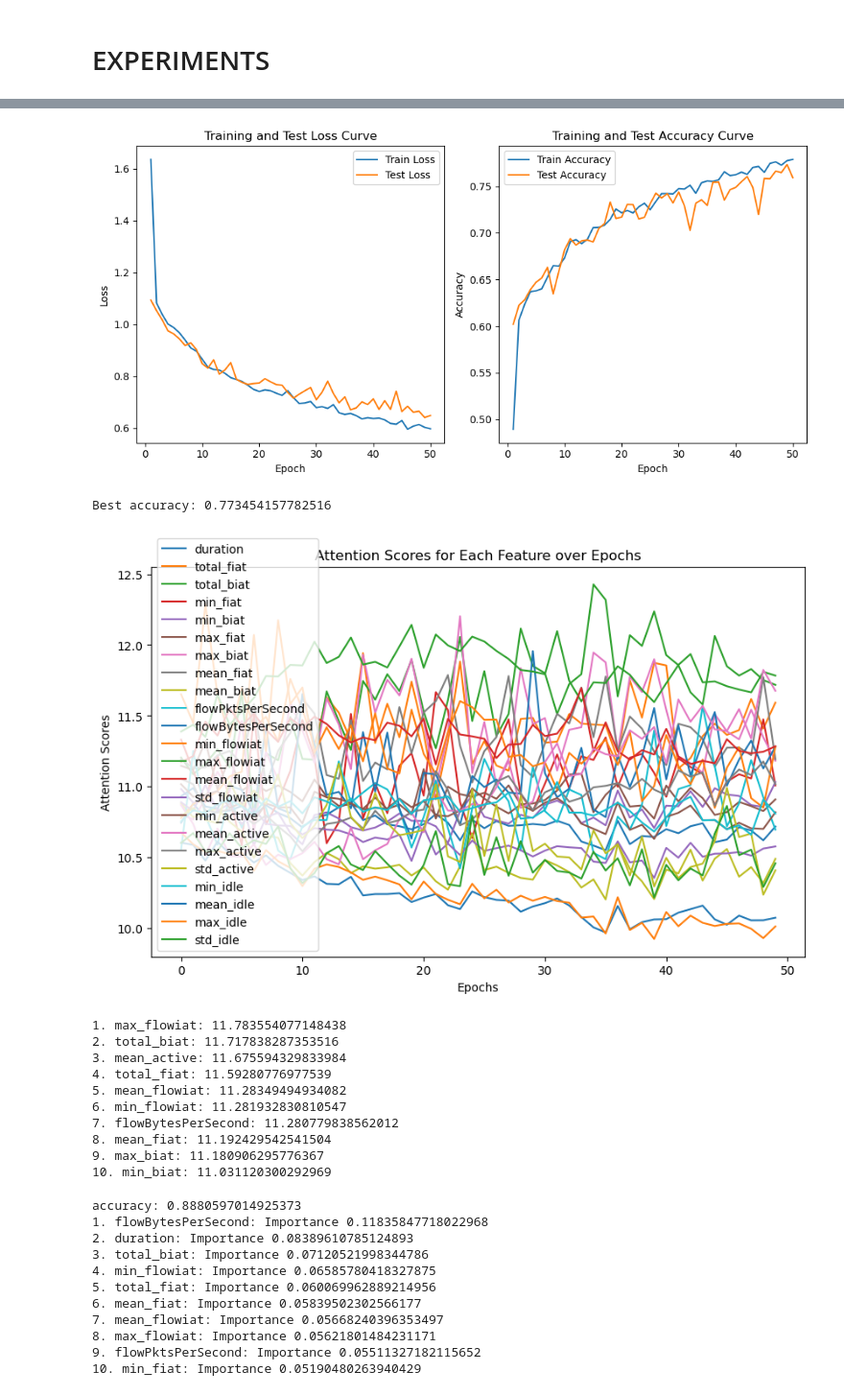
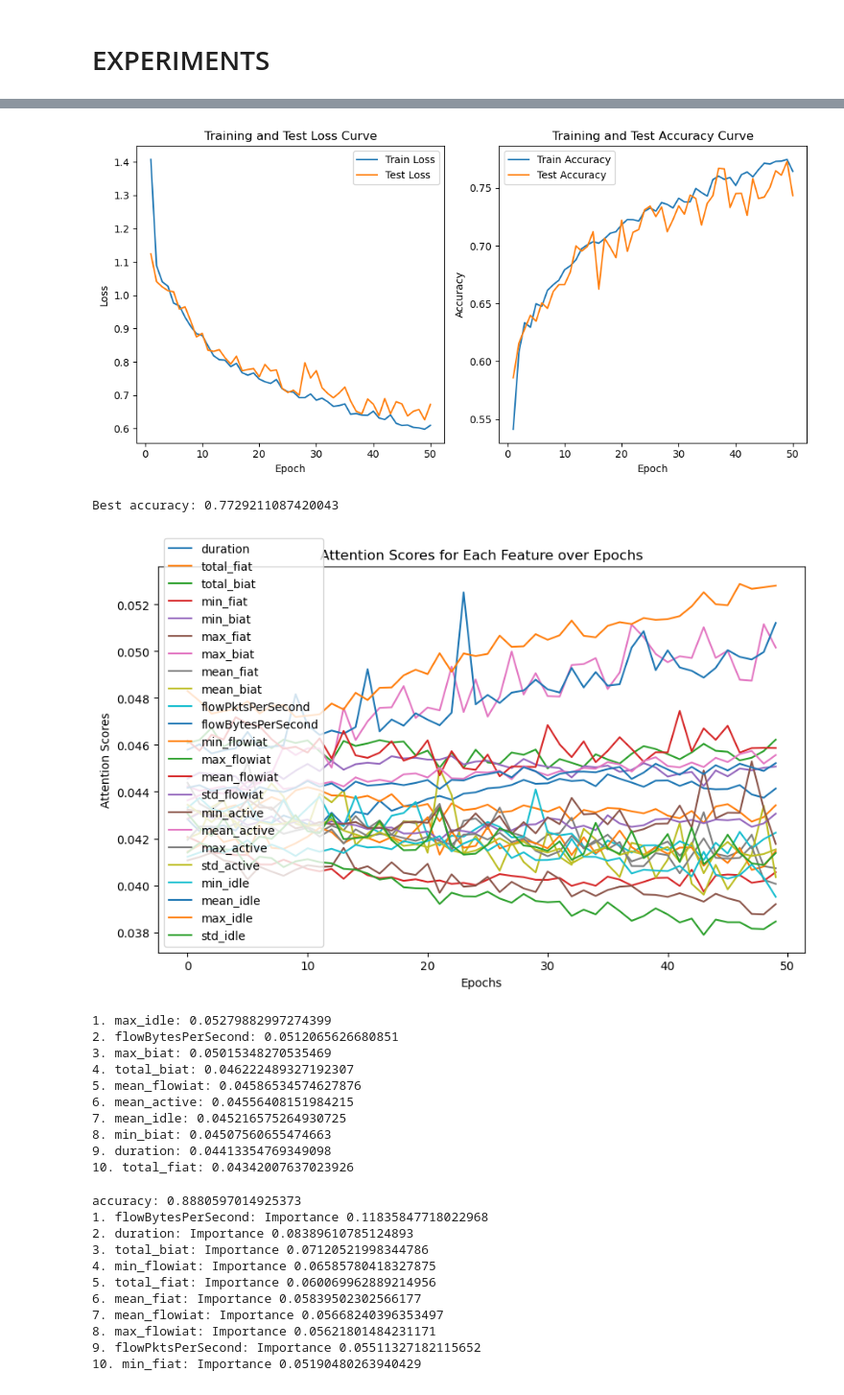
Before and after one commit to Colorado-Mesa-University-Cybersecurity/TrafficFlowForecasting, a Jupyter notebook: warins_experiments/interpretable/prototype_normalized.ipynb, the cells around one changed output, grey strips where cells are left out. Shown at 96% size. Cells and saved outputs as stored; diff of their text form; code cells hidden in the pictures.

Commit message:
changed the way I collect attention scores

```diff
--- a/warins_experiments/interpretable/prototype_normalized.ipynb
+++ b/warins_experiments/interpretable/prototype_normalized.ipynb
@@ -24,8 +24,8 @@ GPU is available and being used
 # %% [markdown]
 Using Scenario B, 15s dataset for classifcation on traffic type (7 classes)
 # %%
-df = pd.read_csv(r"C:\Users\smbm2\projects\TrafficFlowForecasting\warins_experiments\data\Scenario B\TimeBasedFeatures-Dataset-15s-AllinOne.csv") # personal
-# df = pd.read_csv(r"C:\python\research\csv_datasets\Scenario B\TimeBasedFeatures-Dataset-15s-AllinOne.csv") # for IR
+# df = pd.read_csv(r"C:\Users\smbm2\projects\TrafficFlowForecasting\warins_experiments\data\Scenario B\TimeBasedFeatures-Dataset-15s-AllinOne.csv") # personal
+df = pd.read_csv(r"C:\python\research\csv_datasets\Scenario B\TimeBasedFeatures-Dataset-15s-AllinOne.csv") # for IR
 
 df.head()
 # %% [output]
@@ -255,12 +253,12 @@ class SelfAttention(nn.Module):
         # if mask is not None:
         #     energy = energy.masked_fill(mask == 0, float("-1e20"))
 
-        attention = torch.softmax(energy / (self.embed_size ** (1/2)), dim=3) #(batch_size, head_dim, n_features, n_features)
-        # print('attention shape ', attention.shape)
+        attention = torch.softmax(energy / (self.embed_size ** (1/2)), dim=3) #(batch_size, head_dim, #query_embeddings, #key_embeddings)
 
         # Calculate simplified attention scores
-        avg_attention = attention.mean(dim=1)  # Average across heads
-        avg_attention = avg_attention.mean(dim=1)  # Average across positions
+        avg_attention = attention[:,:,-1,:] #taking only the attention of the last embedding
+        avg_attention = attention.mean(dim=0)  # Average across batches
+        avg_attention = avg_attention.mean(dim=1).squeeze(dim=0)  # Average across heads -> (#key_embeddings)
 
         out = torch.einsum("nhql,nlhd->nqhd", [attention, values]).reshape(N, query_len, self.heads*self.head_dim) #(batch_size, n_features, embed_size)
         # print('values shape', values.shape)
@@ -528,10 +526,8 @@ for t in range(epochs):
   test_accuracies.append(test_accuracy)
   print(f"Epoch {t+1}/{epochs}, Train Loss: {train_loss:.4f}, Test Loss: {test_loss:.4f}, Train Accuracy: {train_accuracy:.4f}, Test Accuracy: {test_accuracy:.4f}")
 
-  # print('attention scores', model.encoder.avg_attention)
 
-  total_attention = model.encoder.avg_attention.sum(dim=0)
-  # print('attention scores averaged across batch ', total_attention/len(train_dataloader.dataset))
+  total_attention = model.encoder.avg_attention
   all_attention_scores.append(total_attention.tolist())
   model.encoder.avg_attention = None
 
@@ -604,16 +600,16 @@ Epoch 50/50, Train Loss: 0.5973, Test Loss: 0.6486, Train Accuracy: 0.7789, Test
-[figure, old version]
+[figure, new version]
-Best accuracy: 0.773454157782516
+Best accuracy: 0.7729211087420043
-[figure, old version]
+[figure, new version]
-1. max_flowiat: 11.783554077148438
-2. total_biat: 11.717838287353516
-3. mean_active: 11.675594329833984
-4. total_fiat: 11.59280776977539
-5. mean_flowiat: 11.28349494934082
-6. min_flowiat: 11.281932830810547
-7. flowBytesPerSecond: 11.280779838562012
-8. mean_fiat: 11.192429542541504
-9. max_biat: 11.180906295776367
-10. min_biat: 11.031120300292969
+1. max_idle: 0.05279882997274399
+2. flowBytesPerSecond: 0.0512065626680851
+3. max_biat: 0.05015348270535469
+4. total_biat: 0.046222489327192307
+5. mean_flowiat: 0.04586534574627876
+6. mean_active: 0.04556408151984215
+7. mean_idle: 0.045216575264930725
+8. min_biat: 0.04507560655474663
+9. duration: 0.04413354769349098
+10. total_fiat: 0.04342007637023926
 # %%
 #comparing with the feature importance ranking of sklearn's random forest
 
```
Also changed, not shown: parts of 4 cells of this notebook, 2 other files.
